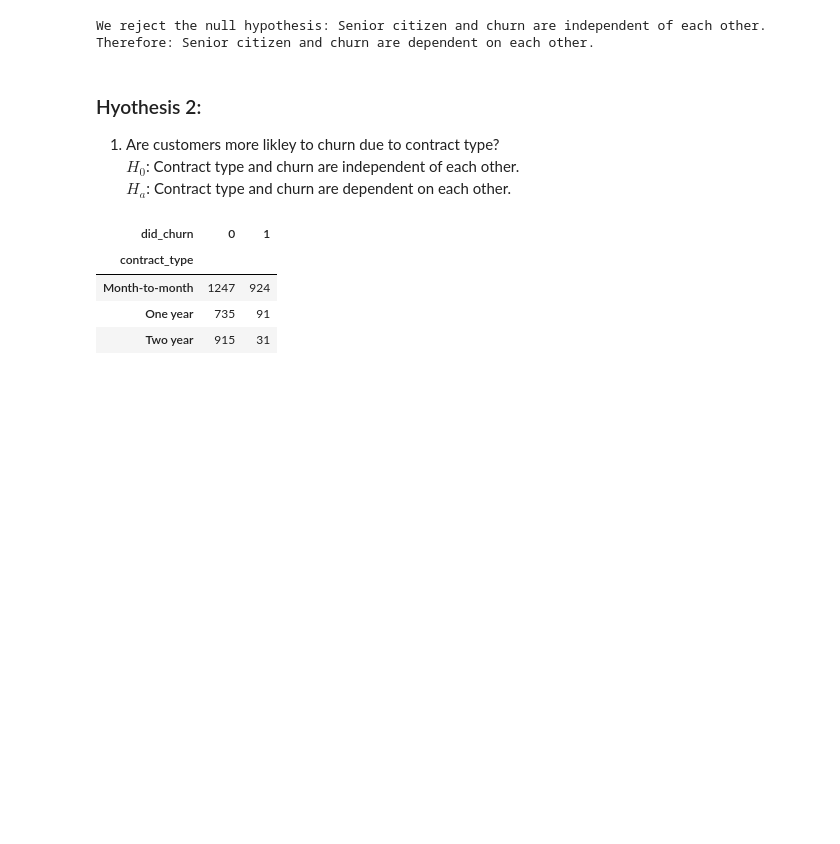
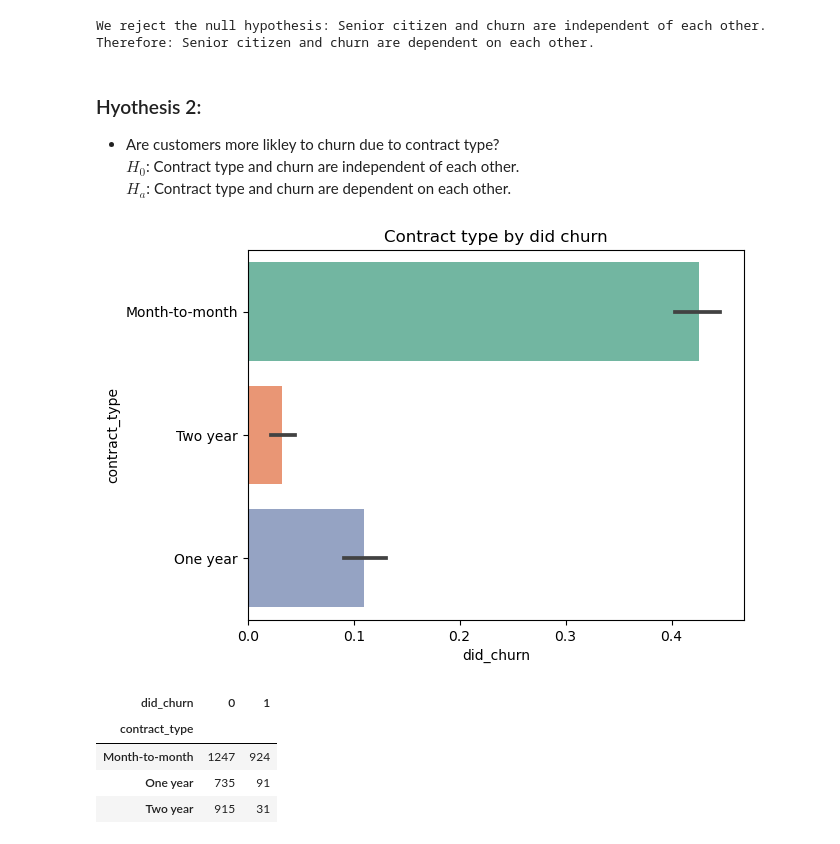
Before and after one commit to NikkideVries/classification_telco_project, a Jupyter notebook: final_telco.ipynb, the cells around one changed output. Drawn from its saved outputs; the diff is of its cells as text; code cells hidden in the pictures; blank space fills up the shorter version.

```diff
--- a/final_telco.ipynb
+++ b/final_telco.ipynb
@@ -271,9 +301,16 @@ We reject the null hypothesis: Senior citizen and churn are independent of each
 Therefore: Senior citizen and churn are dependent on each other.
 # %% [markdown]
 ### Hyothesis 2:
-1. Are customers more likley to churn due to contract type? <br>
+- Are customers more likley to churn due to contract type? <br>
 $H_0$: Contract type and churn are independent of each other. <br>
 $H_a$: Contract type and churn are dependent on each other. <br>
+# %%
+target = 'did_churn'
+sns.barplot(data= train, y = 'contract_type', x = target, palette = 'Set2')
+plt.title('Contract type by did churn')
+plt.show()
+# %% [output]
+[figure, added]
 # %%
 # create null and alternative
 null_hypothesis = 'Contract type and churn are independent of each other.'
```
Also changed, not shown: parts of 6 cells of this notebook, 1 other file.
